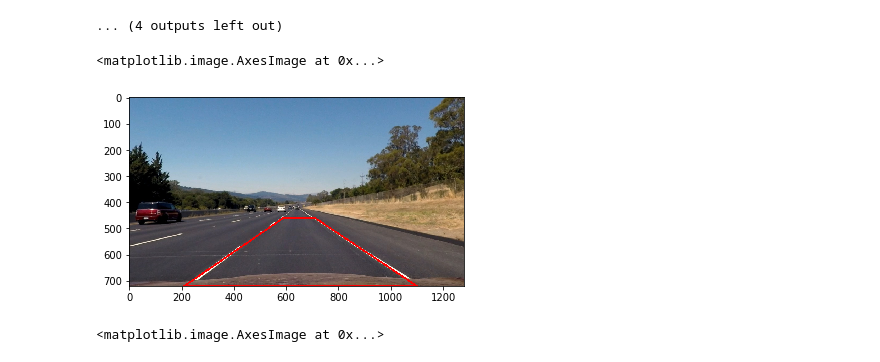
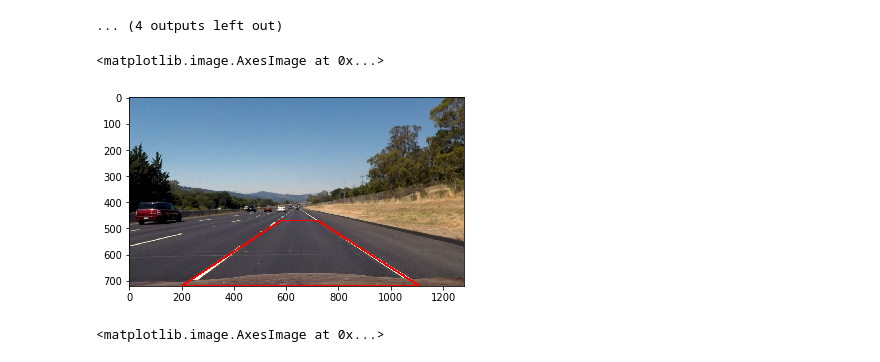
Before and after one commit to root221/CarND-Advanced-Lane-Lines, a Jupyter notebook: LaneLines.ipynb, the cells around one changed output. Cells and saved outputs as stored; diff of their text form; code cells hidden in the pictures.

```diff
--- a/LaneLines.ipynb
+++ b/LaneLines.ipynb
@@ -183,12 +183,12 @@ for image in files:
 # %%
 test_image = mpimg.imread('test_images/straight_lines2.jpg')
 undist = cv2.undistort(test_image,mtx,dist,None,mtx)
-pts = np.array([[210,720],[590,460],[710,460],[1100,720]])
+pts = np.array([[210,720],[580,470],[720,470],[1110,720]])
 cv2.polylines(undist,np.int32([pts]),1,(255,0,0),5)
 plt.imshow(undist)
 # %% [output]
 <matplotlib.image.AxesImage at 0x...>
-[figure, old version]
+[figure, new version]
 # %%
 # Apply a perspective transform to rectify binary image
 test_image = mpimg.imread('test_images/straight_lines1.jpg')
```
